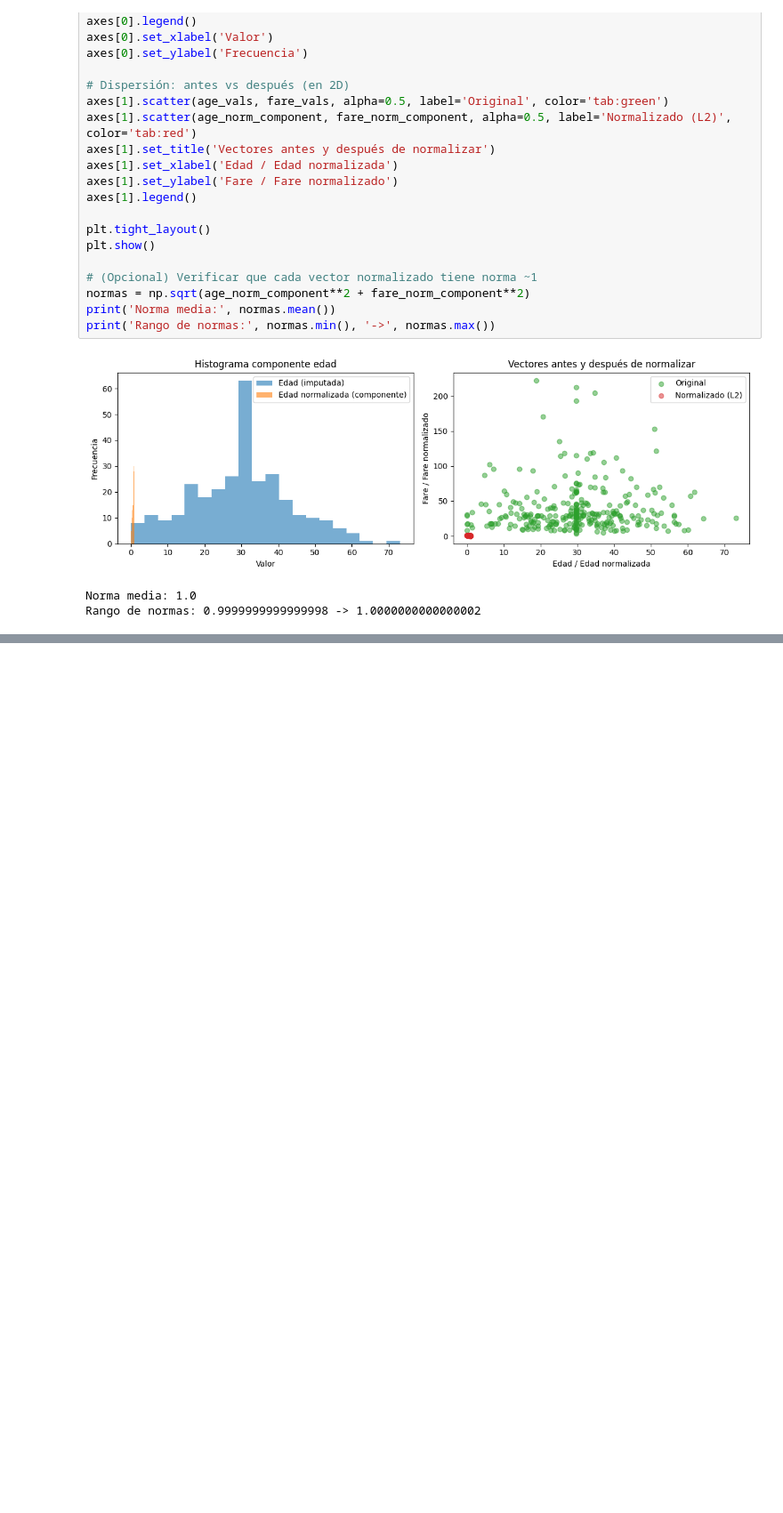
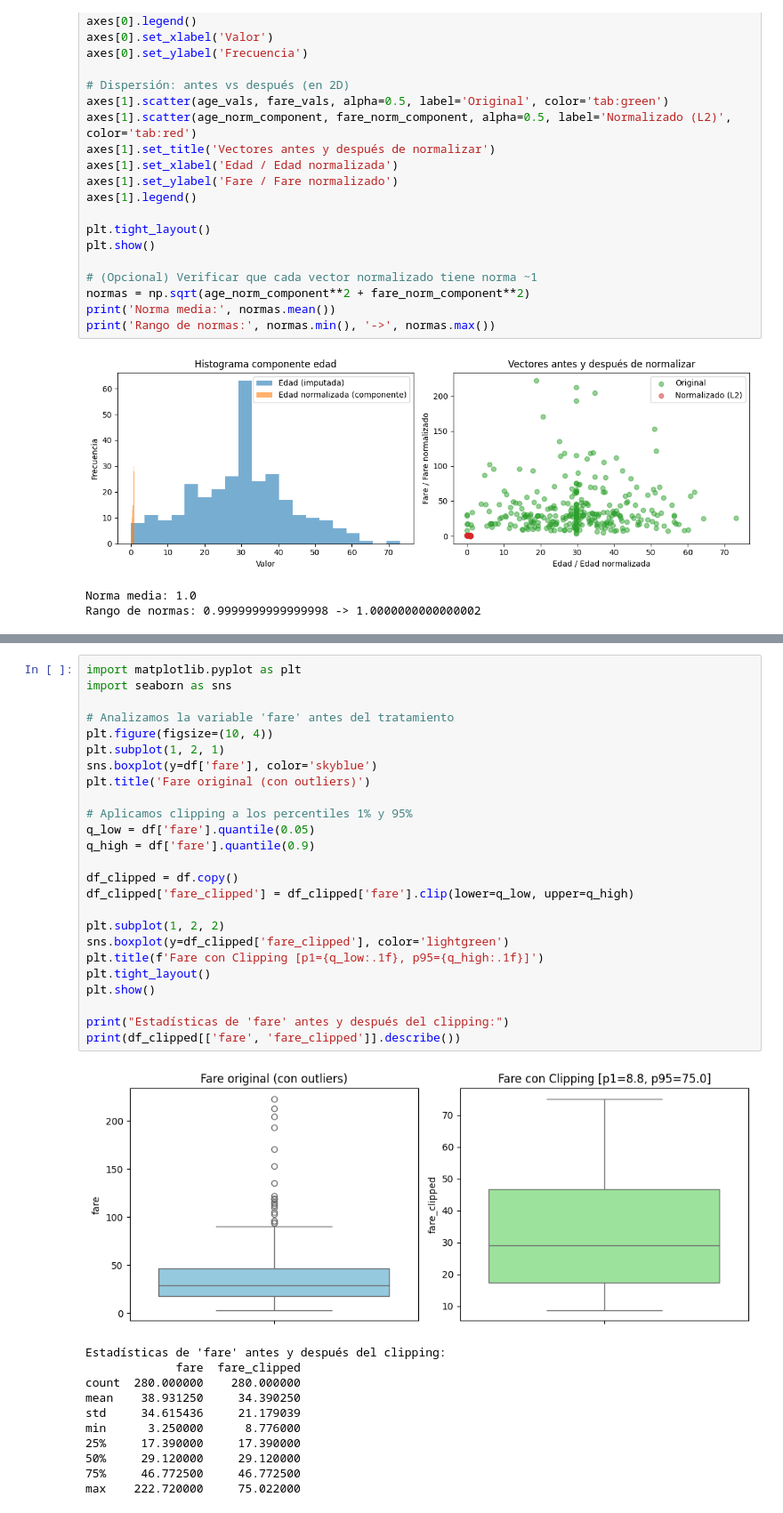
Before and after one commit to almtav08/course-python-ml, a Jupyter notebook: notebooks/S1_A2_Limpieza_y_Preprocesamiento.ipynb, the cells around one changed output, grey strips where cells are left out. Shown at 89% size. Saved outputs shown, nothing was run; the diff lists cells and outputs as text; blank space fills up the shorter version.

```diff
--- a/notebooks/S1_A2_Limpieza_y_Preprocesamiento.ipynb
+++ b/notebooks/S1_A2_Limpieza_y_Preprocesamiento.ipynb
@@ -280,0 +287,37 @@ Rango de normas: 0.9999999999999998 -> 1.0000000000000002
+# %%
+import matplotlib.pyplot as plt
+import seaborn as sns
+
+# Analizamos la variable 'fare' antes del tratamiento
+plt.figure(figsize=(10, 4))
+plt.subplot(1, 2, 1)
+sns.boxplot(y=df['fare'], color='skyblue')
+plt.title('Fare original (con outliers)')
+
+# Aplicamos clipping a los percentiles 1% y 95%
+q_low = df['fare'].quantile(0.05)
+q_high = df['fare'].quantile(0.9)
+
+df_clipped = df.copy()
+df_clipped['fare_clipped'] = df_clipped['fare'].clip(lower=q_low, upper=q_high)
+
+plt.subplot(1, 2, 2)
+sns.boxplot(y=df_clipped['fare_clipped'], color='lightgreen')
+plt.title(f'Fare con Clipping [p1={q_low:.1f}, p95={q_high:.1f}]')
+plt.tight_layout()
+plt.show()
+
+print("Estadísticas de 'fare' antes y después del clipping:")
+print(df_clipped[['fare', 'fare_clipped']].describe())
+# %% [output]
+[figure, added]
+Estadísticas de 'fare' antes y después del clipping:
+             fare  fare_clipped
+count  280.000000    280.000000
+mean    38.931250     34.390250
+std     34.615436     21.179039
+min      3.250000      8.776000
+25%     17.390000     17.390000
+50%     29.120000     29.120000
+75%     46.772500     46.772500
+max    222.720000     75.022000
```
Also changed, not shown: parts of 1 cell of this notebook, 3 other files.
